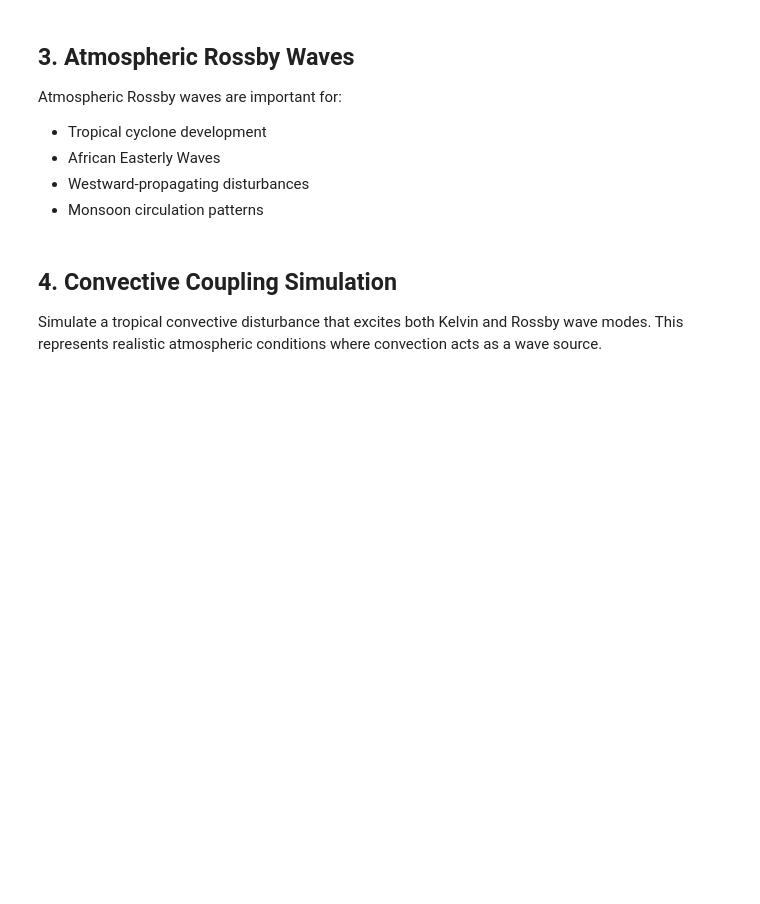
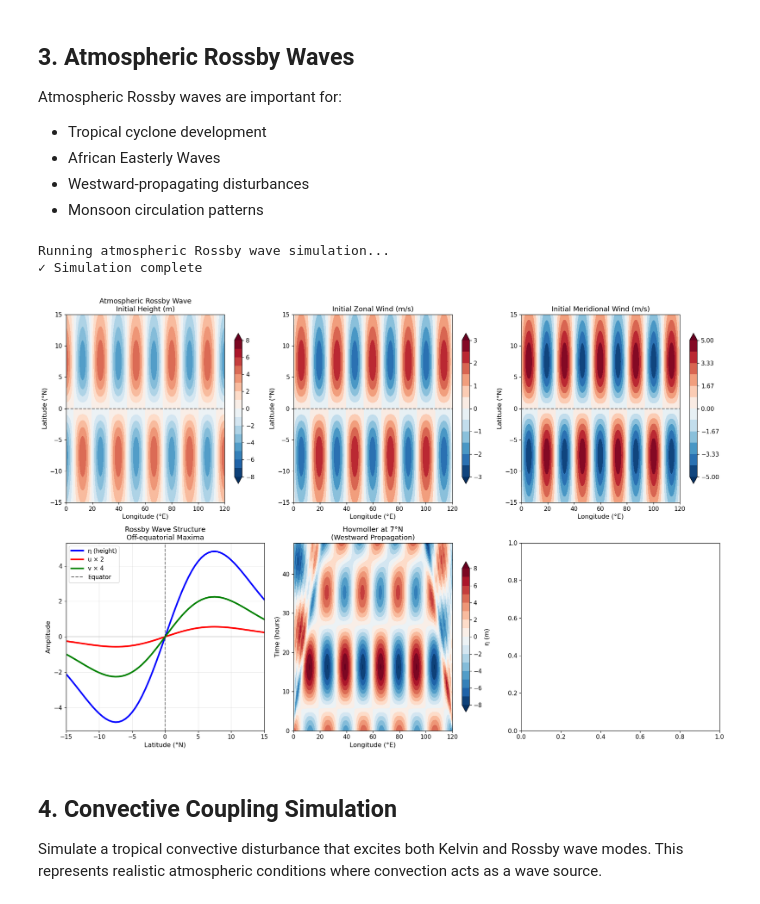
Before and after one commit to eldavenport/matsuno-model, a Jupyter notebook: atmospheric_waves_demo.ipynb, the cells around one changed output. Cells and saved outputs as stored; diff of their text form; code cells hidden in the pictures; blank space fills up the shorter version.

```diff
--- a/atmospheric_waves_demo.ipynb
+++ b/atmospheric_waves_demo.ipynb
@@ -211,7 +213,7 @@ Atmospheric Rossby waves are important for:
 # Initialize atmospheric Rossby wave (n=1 mode)
 atm_rossby = atm_model.initialize_rossby_wave(
     amplitude=8.0,          # 8 m amplitude
-    wavelength=4000e3,      # 4000 km - typical for tropical waves
+    wavelength=3000e3,      # 3000 km - typical for tropical waves
     mode=1,                 # First meridional mode
     lon_center=80.0         # Start over Pacific
 )
@@ -244,7 +246,7 @@ plt.colorbar(im2, ax=axes[0,1], shrink=0.8)
 
 # Meridional wind
 im3 = axes[0,2].contourf(atm_model.lon, atm_model.lat, atm_rossby[1],
-                        levels=np.linspace(-2, 2, 13), cmap='RdBu_r', extend='both')
+                        levels=np.linspace(-5, 5, 13), cmap='RdBu_r', extend='both')
 axes[0,2].set_title('Initial Meridional Wind (m/s)')
 axes[0,2].set_xlabel('Longitude (°E)')
 axes[0,2].set_ylabel('Latitude (°N)')
@@ -252,61 +254,37 @@ axes[0,2].axhline(0, color='k', linestyle='--', alpha=0.5)
 plt.colorbar(im3, ax=axes[0,2], shrink=0.8)
 
 # Meridional structure
 lon_idx = int(0.67 * len(atm_model.lon))  # ~80°E
 axes[1,0].plot(atm_model.lat, atm_rossby[2, :, lon_idx], 'b-', linewidth=3, label='η (height)')
 axes[1,0].plot(atm_model.lat, atm_rossby[0, :, lon_idx]*2, 'r-', linewidth=3, label='u × 2')
 axes[1,0].plot(atm_model.lat, atm_rossby[1, :, lon_idx]*4, 'g-', linewidth=3, label='v × 4')
 axes[1,0].axvline(0, color='k', linestyle='--', alpha=0.5, label='Equator')
 axes[1,0].axhline(0, color='gray', linestyle='-', alpha=0.3)
 axes[1,0].set_xlabel('Latitude (°N)')
 axes[1,0].set_ylabel('Amplitude')
 axes[1,0].set_title('Rossby Wave Structure\nOff-equatorial Maxima')
 axes[1,0].legend()
 axes[1,0].grid(True, alpha=0.3)
 axes[1,0].set_xlim(-15, 15)
 
 # Hovmoller at 7°N (typical for tropical waves)
 lat_7n_idx = int((7.0 - atm_model.config.lat_min) /
                  (atm_model.config.lat_max - atm_model.config.lat_min) *
                  (atm_model.config.nlat - 1))
 eta_7n = atm_rossby_ds.eta[:, lat_7n_idx, :]
 im4 = axes[1,1].contourf(atm_rossby_ds.lon, atm_rossby_ds.time, eta_7n,
                         levels=17, cmap='RdBu_r', extend='both')
 axes[1,1].set_xlabel('Longitude (°E)')
 axes[1,1].set_ylabel('Time (hours)')
 axes[1,1].set_title('Hovmoller at 7°N\n(Westward Propagation)')
 plt.colorbar(im4, ax=axes[1,1], shrink=0.8, label='η (m)')
 
-# Energy evolution
-ke = 0.5 * (atm_rossby_ds.u**2 + atm_rossby_ds.v**2)
-pe = 0.5 * atm_model.config.g * atm_rossby_ds.eta**2
-ke_avg = ke.mean(dim=['lat', 'lon'])
-pe_avg = pe.mean(dim=['lat', 'lon'])
-total_energy = ke_avg + pe_avg
-
-axes[1,2].plot(atm_rossby_ds.time, ke_avg, 'b-', linewidth=2.5, label='Kinetic Energy')
-axes[1,2].plot(atm_rossby_ds.time, pe_avg, 'r-', linewidth=2.5, label='Potential Energy')
-axes[1,2].plot(atm_rossby_ds.time, total_energy, 'k-', linewidth=2.5, label='Total Energy')
-axes[1,2].set_xlabel('Time (hours)')
-axes[1,2].set_ylabel('Energy (m²/s²)')
-axes[1,2].set_title('Energy Conservation\nRossby Wave')
-axes[1,2].legend()
-axes[1,2].grid(True, alpha=0.3)
-
-# Check energy conservation
-energy_change = (total_energy[-1] - total_energy[0]) / total_energy[0] * 100
-axes[1,2].text(0.05, 0.95, f'Energy change: {energy_change.values:.2f}%',
-              transform=axes[1,2].transAxes, fontsize=10,
-              bbox=dict(boxstyle='round', facecolor='white', alpha=0.8))
-
 plt.tight_layout()
 plt.show()
-
-print(f"\n=== ROSSBY WAVE CHARACTERISTICS ===")
-print(f"Meridional mode: n = 1 (first antisymmetric mode)")
-print(f"Structure: Off-equatorial maxima at ~±{atm_model.L_eq*0.5/111/1000:.0f}° latitude")
-print(f"Propagation: Westward (much slower than Kelvin waves)")
-print(f"Applications: Tropical cyclogenesis, monsoon dynamics")
+# %% [output]
+Running atmospheric Rossby wave simulation...
+✓ Simulation complete
+[figure, added]
 # %% [markdown]
 ## 4. Convective Coupling Simulation
 
```
Also changed, not shown: parts of 9 cells of this notebook.
